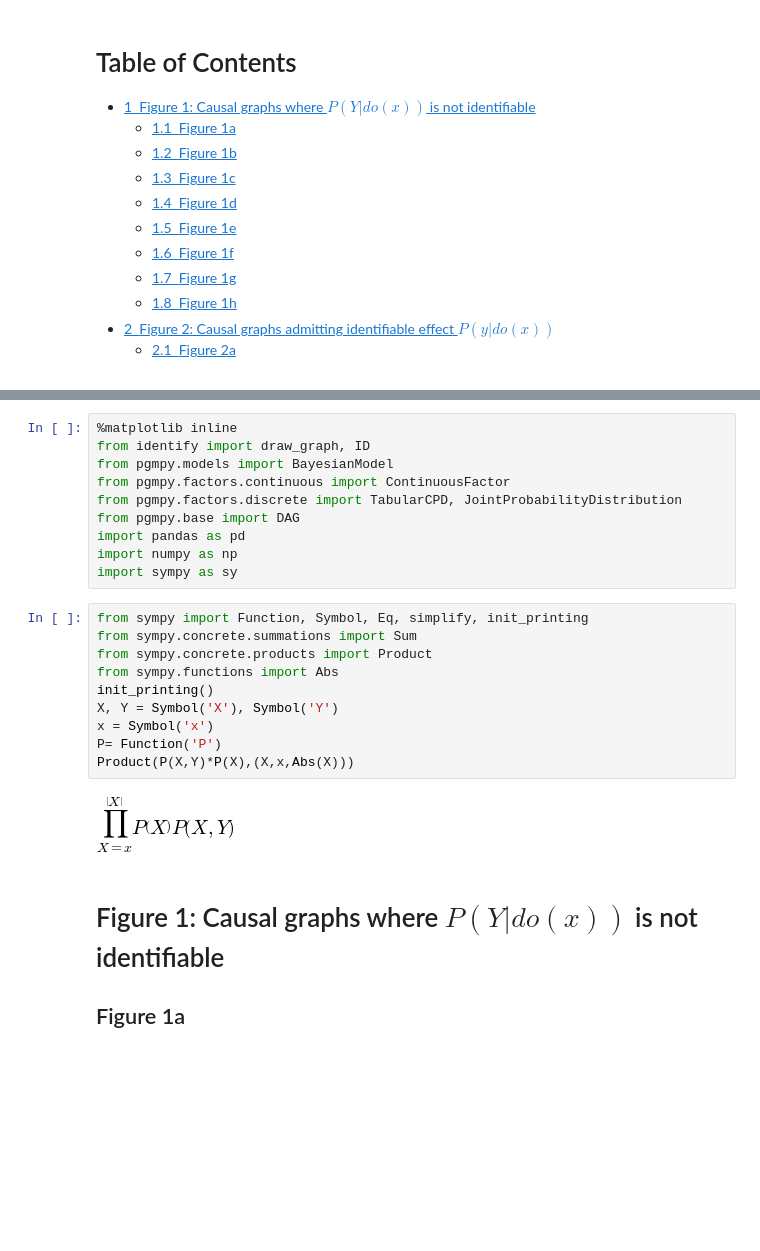
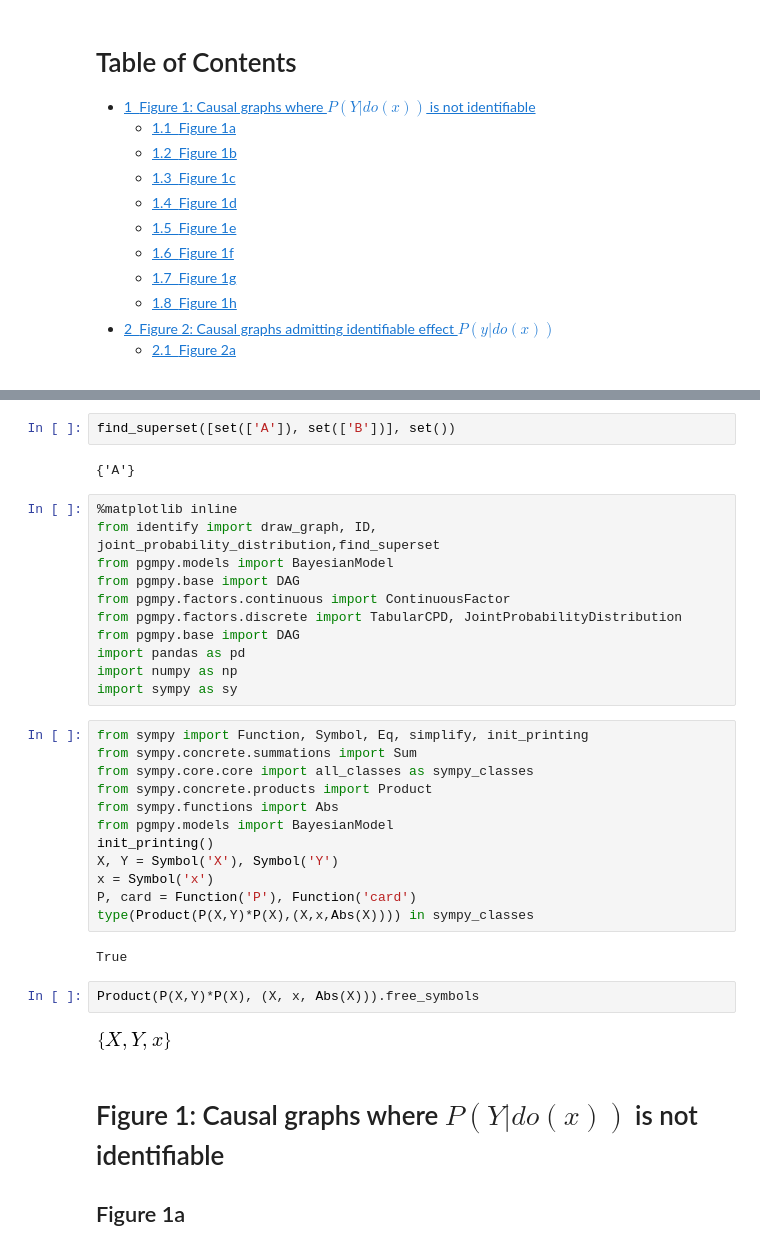
Before and after one commit to COVID-19-Causal-Reasoning/Y0, a Jupyter notebook: ID.ipynb, the cells around one changed output, grey strips where cells are left out. Drawn from its saved outputs; the diff is of its cells as text; blank space fills up the shorter version.

```diff
--- a/ID.ipynb
+++ b/ID.ipynb
@@ -252,9 +334,14 @@ def ID( y, x, P, G, U ):
 # %% [output]
 Overwriting identify.py
+# %%
+find_superset([set(['A']), set(['B'])], set())
+# %% [output]
+{'A'}
 # %%
 %matplotlib inline
-from identify import draw_graph, ID
+from identify import draw_graph, ID, joint_probability_distribution,find_superset
 from pgmpy.models import BayesianModel
+from pgmpy.base import DAG
 from pgmpy.factors.continuous import ContinuousFactor
 from pgmpy.factors.discrete import TabularCPD, JointProbabilityDistribution
 from pgmpy.base import DAG
@@ -264,15 +351,21 @@ import sympy as sy
 # %%
 from sympy import Function, Symbol, Eq, simplify, init_printing
 from sympy.concrete.summations import Sum
+from sympy.core.core import all_classes as sympy_classes
 from sympy.concrete.products import Product
 from sympy.functions import Abs
+from pgmpy.models import BayesianModel
 init_printing()
 X, Y = Symbol('X'), Symbol('Y')
 x = Symbol('x')
-P= Function('P')
-Product(P(X,Y)*P(X),(X,x,Abs(X)))
+P, card = Function('P'), Function('card')
+type(Product(P(X,Y)*P(X),(X,x,Abs(X)))) in sympy_classes
 # %% [output]
-[figure, removed]
+True
+# %%
+Product(P(X,Y)*P(X), (X, x, Abs(X))).free_symbols
+# %% [output]
+[figure, added]
 # %% [markdown]
 # Figure 1: Causal graphs where  $P(Y|do(x))$ is not identifiable
 
```
Also changed, not shown: parts of 7 cells of this notebook, 2 other files.
